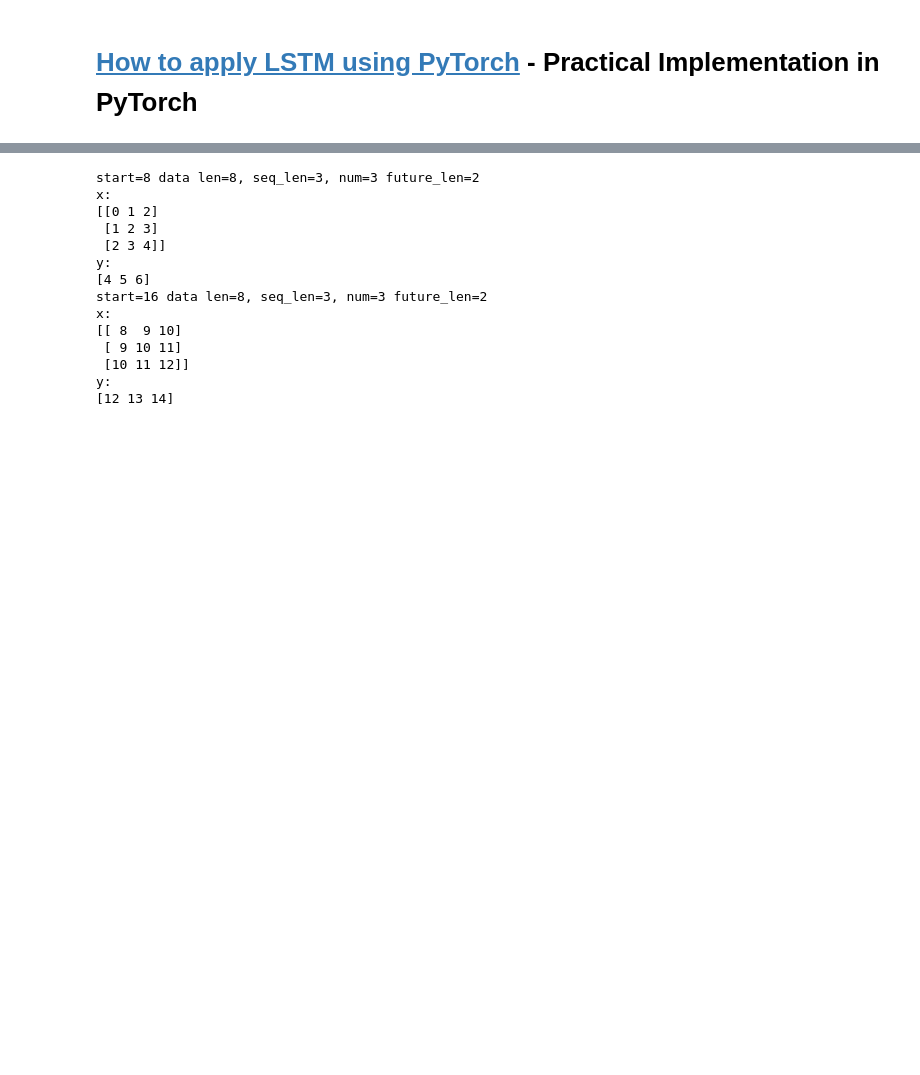
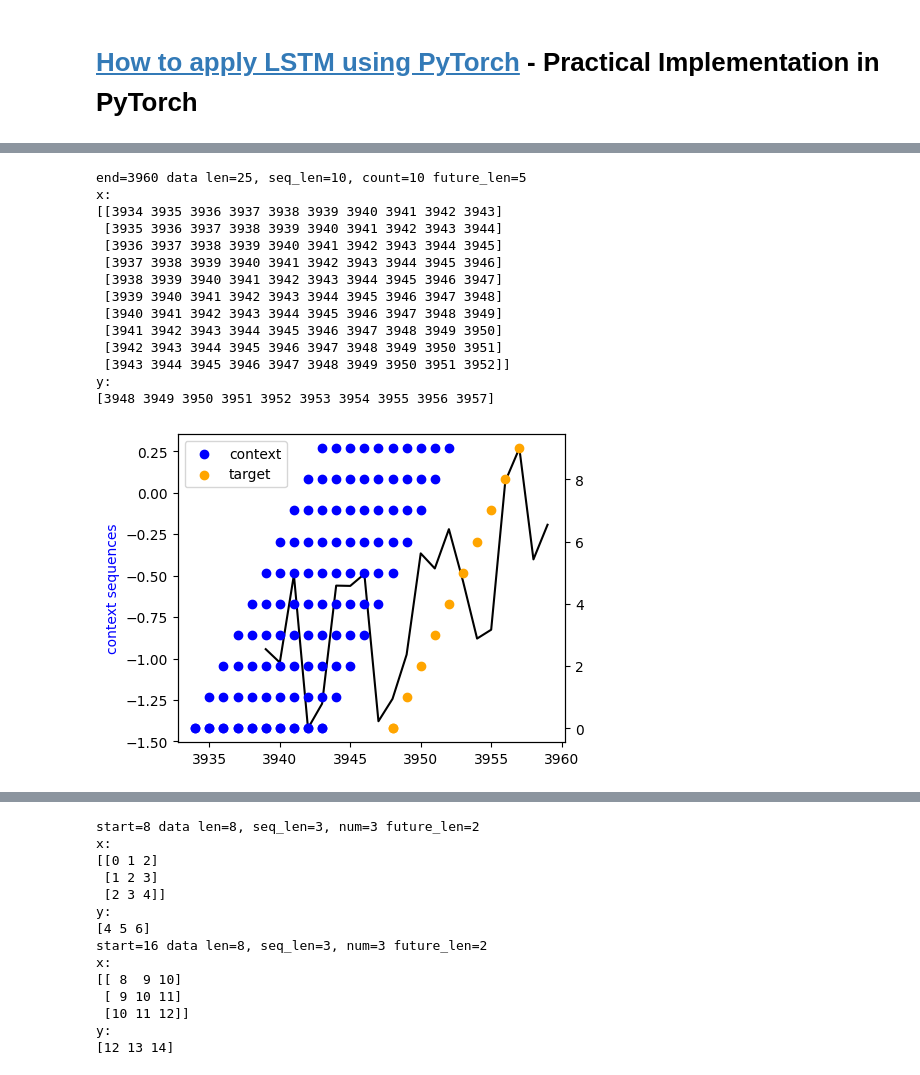
Before and after one commit to stefanzarembinski/szx81, a Jupyter notebook: szx81/nn_tools/lstm_tutorial_0.ipynb, the cells around one changed output, grey strips where cells are left out. Saved outputs shown, nothing was run; the diff lists cells and outputs as text; code cells hidden in the pictures; blank space fills up the shorter version.

```diff
--- a/szx81/nn_tools/lstm_tutorial_0.ipynb
+++ b/szx81/nn_tools/lstm_tutorial_0.ipynb
@@ -63,0 +37,20 @@ X_test, y_test = cs.get_sequences(num=50)
+# %%
+end_day = 2
+context_len = 10
+future_len = 5
+
+cs = ds.ContextSequencer(
+    ds.SinusDataSource, end_day=end_day, seq_len=context_len,
+    future_len=future_len)
+
+print(f'end_index: {cs.end_index}')
+
+X_train, y_train = cs.get_sequences(count=1000)
+print(f'last X_train:\n{X_train[-1]}')
+print(f'last y_train:\n{y_train[-1]}')
+print(f'end_index: {cs.end_index}')
+
+X_test, y_test = cs.get_sequences(count=50)
+print(f'first X_test:\n{X_test[0]}')
+print(f'first y_test:\n{y_test[0]}')
+print(f'end_index: {cs.end_index}')
@@ -63,0 +71,18 @@ X_test, y_test = cs.get_sequences(num=50)
+# %%
+cs.plot()
+# %% [output]
+end=3960 data len=25, seq_len=10, count=10 future_len=5
+x:
+[[3934 3935 3936 3937 3938 3939 3940 3941 3942 3943]
+ [3935 3936 3937 3938 3939 3940 3941 3942 3943 3944]
+ [3936 3937 3938 3939 3940 3941 3942 3943 3944 3945]
+ [3937 3938 3939 3940 3941 3942 3943 3944 3945 3946]
+ [3938 3939 3940 3941 3942 3943 3944 3945 3946 3947]
+ [3939 3940 3941 3942 3943 3944 3945 3946 3947 3948]
+ [3940 3941 3942 3943 3944 3945 3946 3947 3948 3949]
+ [3941 3942 3943 3944 3945 3946 3947 3948 3949 3950]
+ [3942 3943 3944 3945 3946 3947 3948 3949 3950 3951]
+ [3943 3944 3945 3946 3947 3948 3949 3950 3951 3952]]
+y:
+[3948 3949 3950 3951 3952 3953 3954 3955 3956 3957]
+[figure, added]
```
Also changed, not shown: parts of 6 cells of this notebook, 1 other file.
